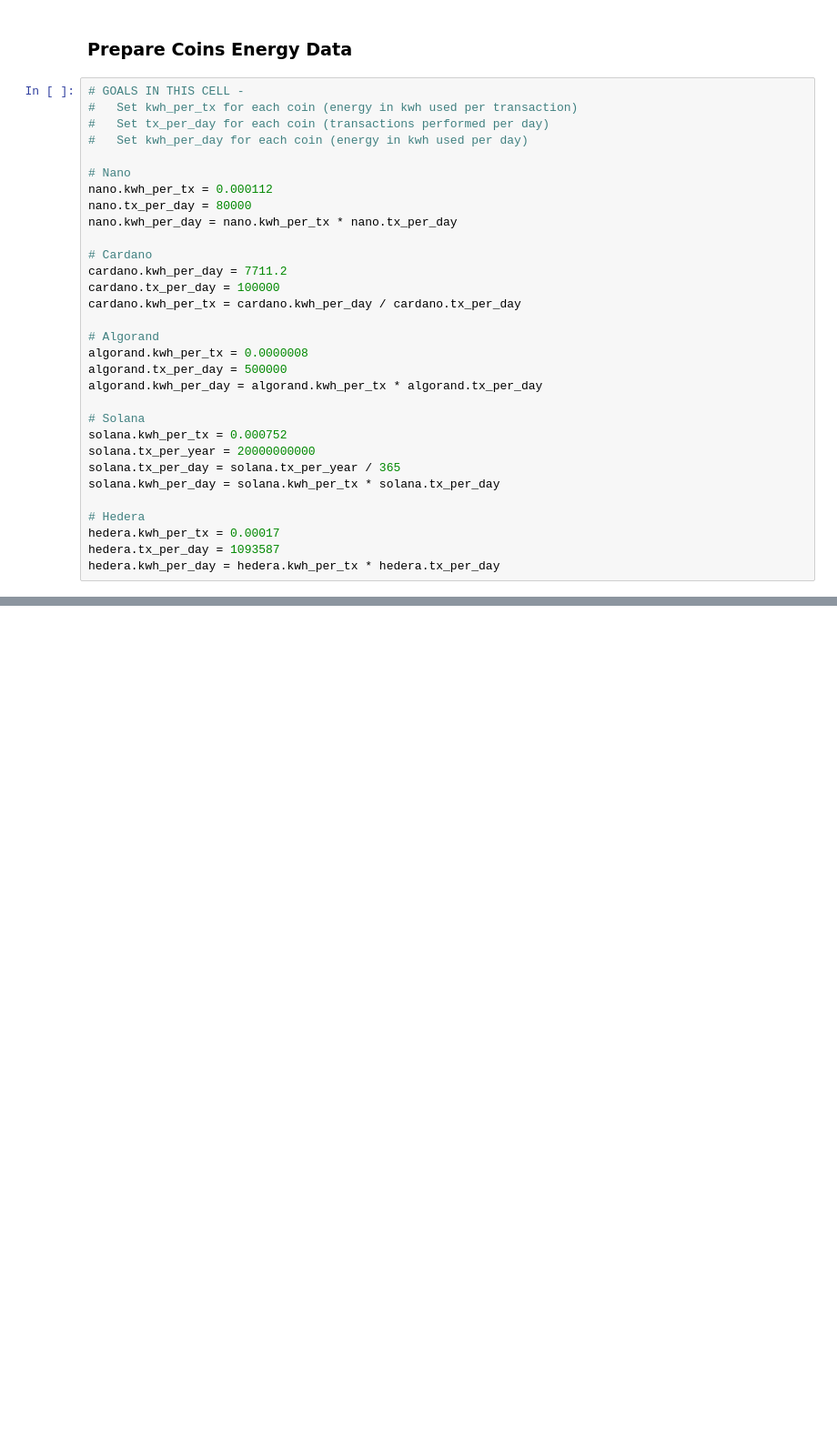
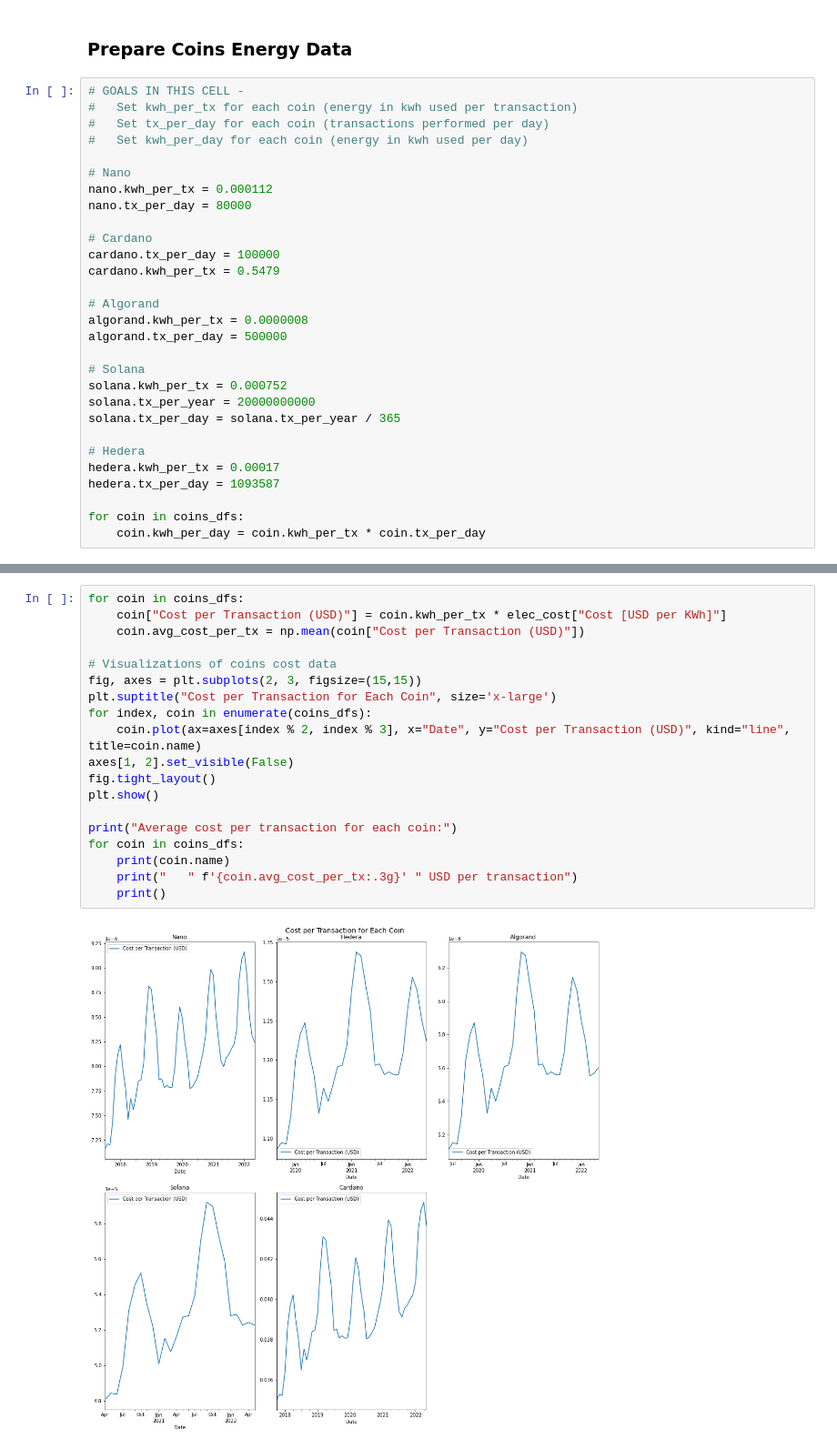
Before and after one commit to taylor-giles-sbu/CSE551-Final-Project, a Jupyter notebook: final-project-data.ipynb, the cells around one changed output, grey strips where cells are left out. Shown at 91% size. Drawn from its saved outputs; the diff is of its cells as text; blank space fills up the shorter version.

Commit message:
Added cost per transaction

```diff
--- a/final-project-data.ipynb
+++ b/final-project-data.ipynb
@@ -129,25 +136,23 @@ plt.show()
 # Nano
 nano.kwh_per_tx = 0.000112
 nano.tx_per_day = 80000
-nano.kwh_per_day = nano.kwh_per_tx * nano.tx_per_day
 
 # Cardano
-cardano.kwh_per_day = 7711.2
 cardano.tx_per_day = 100000
-cardano.kwh_per_tx = cardano.kwh_per_day / cardano.tx_per_day
+cardano.kwh_per_tx = 0.5479
 
 # Algorand
 algorand.kwh_per_tx = 0.0000008
 algorand.tx_per_day = 500000
-algorand.kwh_per_day = algorand.kwh_per_tx * algorand.tx_per_day
 
 # Solana
 solana.kwh_per_tx = 0.000752
 solana.tx_per_year = 20000000000
 solana.tx_per_day = solana.tx_per_year / 365
-solana.kwh_per_day = solana.kwh_per_tx * solana.tx_per_day
 
 # Hedera
 hedera.kwh_per_tx = 0.00017
 hedera.tx_per_day = 1093587
-hedera.kwh_per_day = hedera.kwh_per_tx * hedera.tx_per_day
+
+for coin in coins_dfs:
+    coin.kwh_per_day = coin.kwh_per_tx * coin.tx_per_day
@@ -153,0 +170,21 @@ hedera.kwh_per_day = hedera.kwh_per_tx * hedera.tx_per_day
+# %%
+for coin in coins_dfs:
+    coin["Cost per Transaction (USD)"] = coin.kwh_per_tx * elec_cost["Cost [USD per KWh]"]
+    coin.avg_cost_per_tx = np.mean(coin["Cost per Transaction (USD)"])
+
+# Visualizations of coins cost data
+fig, axes = plt.subplots(2, 3, figsize=(15,15))
+plt.suptitle("Cost per Transaction for Each Coin", size='x-large')
+for index, coin in enumerate(coins_dfs):
+    coin.plot(ax=axes[index % 2, index % 3], x="Date", y="Cost per Transaction (USD)", kind="line", title=coin.name)
+axes[1, 2].set_visible(False)
+fig.tight_layout()
+plt.show()
+
+print("Average cost per transaction for each coin:")
+for coin in coins_dfs:
+    print(coin.name)
+    print("   " f'{coin.avg_cost_per_tx:.3g}' " USD per transaction")
+    print()
+# %% [output]
+[figure, added]
```
Also changed, not shown: parts of 6 cells of this notebook.
